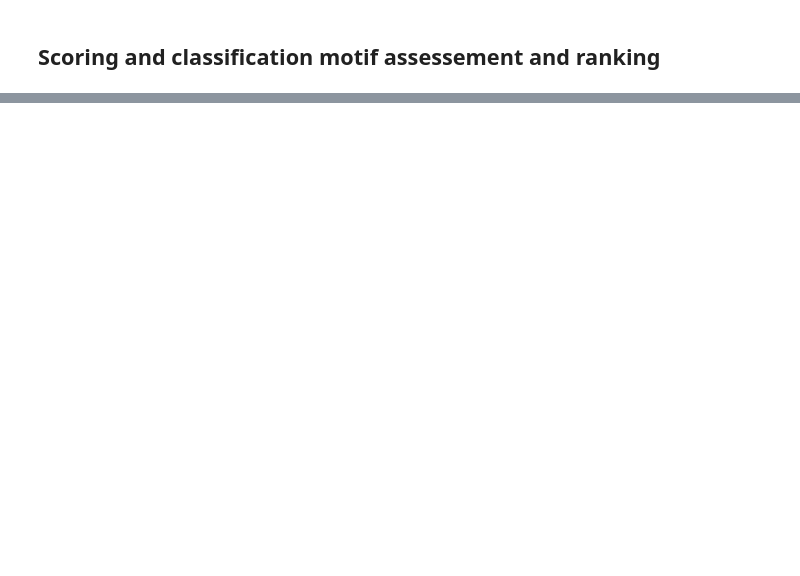
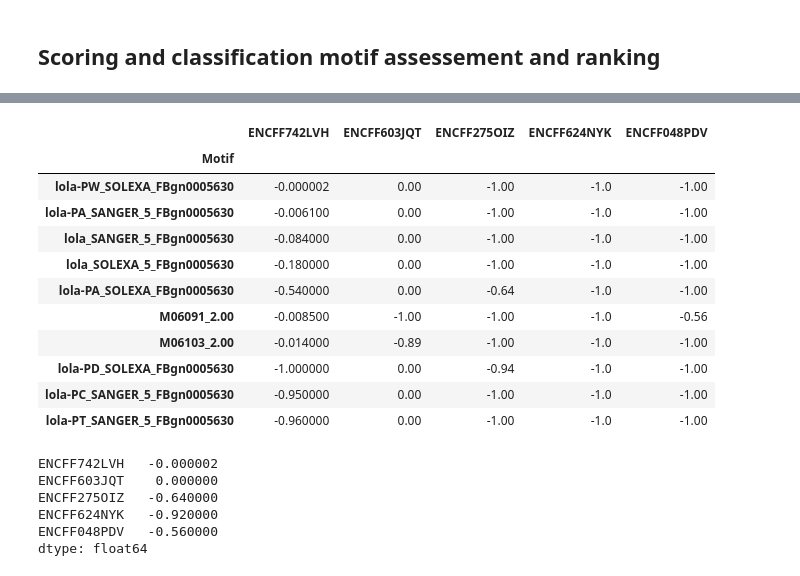
Before and after one commit to Fnyasimi/MARS-Update-Pipeline, a Jupyter notebook: Evaluation/Evaluation_notebook.ipynb, the cells around one changed output, grey strips where cells are left out. Drawn from its saved outputs; the diff is of its cells as text; code cells hidden in the pictures; blank space fills up the shorter version.

```diff
--- a/Evaluation/Evaluation_notebook.ipynb
+++ b/Evaluation/Evaluation_notebook.ipynb
@@ -383,0 +437,50 @@ http://pandas.pydata.org/pandas-docs/stable/user_guide/indexing.html#ix-indexer-
+# %%
+import os
+import sys
+import glob
+
+import matplotlib.pyplot as plt
+import numpy as np
+import pandas as pd
+import seaborn as sns
+
+from utils import tab2fasta, mkdir_p, meme_path, BASE_DIR
+
+
+
+centrimo_df = pd.read_table('Results/lola_centrimo.txt', index_col=0, sep= "\t")
+del centrimo_df['Average']
+centrimo_df.head(10)
+
+# centrimo_normalized = centrimo_df/centrimo_df.max()
+# centrimo_normalized = centrimo_normalized.replace(to_replace='NaN', value=0)
+# average_column = centrimo_normalized.T.mean()
+# average_column = average_column.to_frame(name="Average")
+
+# # Add the average column to DataFramne
+# centrimo_normalized = centrimo_normalized.T.append(average_column.T).T
+
+# centrimo_normalized.sort_values(by="Average", axis=0, ascending=False, inplace=True)
+# centrimo_normalized.to_csv('%s/%s_centrimo_norm.txt' % (files_path, tf_name), sep="\t")
+# %% [output]
+|  | ENCFF742LVH | ENCFF603JQT | ENCFF275OIZ | ENCFF624NYK | ENCFF048PDV |
+| Motif |  |  |  |  |  |
+| lola-PW_SOLEXA_FBgn0005630 | -0.000002 | 0.00 | -1.00 | -1.0 | -1.00 |
+| lola-PA_SANGER_5_FBgn0005630 | -0.006100 | 0.00 | -1.00 | -1.0 | -1.00 |
+| lola_SANGER_5_FBgn0005630 | -0.084000 | 0.00 | -1.00 | -1.0 | -1.00 |
+| lola_SOLEXA_5_FBgn0005630 | -0.180000 | 0.00 | -1.00 | -1.0 | -1.00 |
+| lola-PA_SOLEXA_FBgn0005630 | -0.540000 | 0.00 | -0.64 | -1.0 | -1.00 |
+| M06091_2.00 | -0.008500 | -1.00 | -1.00 | -1.0 | -0.56 |
+| M06103_2.00 | -0.014000 | -0.89 | -1.00 | -1.0 | -1.00 |
+| lola-PD_SOLEXA_FBgn0005630 | -1.000000 | 0.00 | -0.94 | -1.0 | -1.00 |
+| lola-PC_SANGER_5_FBgn0005630 | -0.950000 | 0.00 | -1.00 | -1.0 | -1.00 |
+| lola-PT_SANGER_5_FBgn0005630 | -0.960000 | 0.00 | -1.00 | -1.0 | -1.00 |
+# %%
+centrimo_df.max()
+# %% [output]
+ENCFF742LVH   -0.000002
+ENCFF603JQT    0.000000
+ENCFF275OIZ   -0.640000
+ENCFF624NYK   -0.920000
+ENCFF048PDV   -0.560000
+dtype: float64
```
Also changed, not shown: parts of 17 cells of this notebook.
